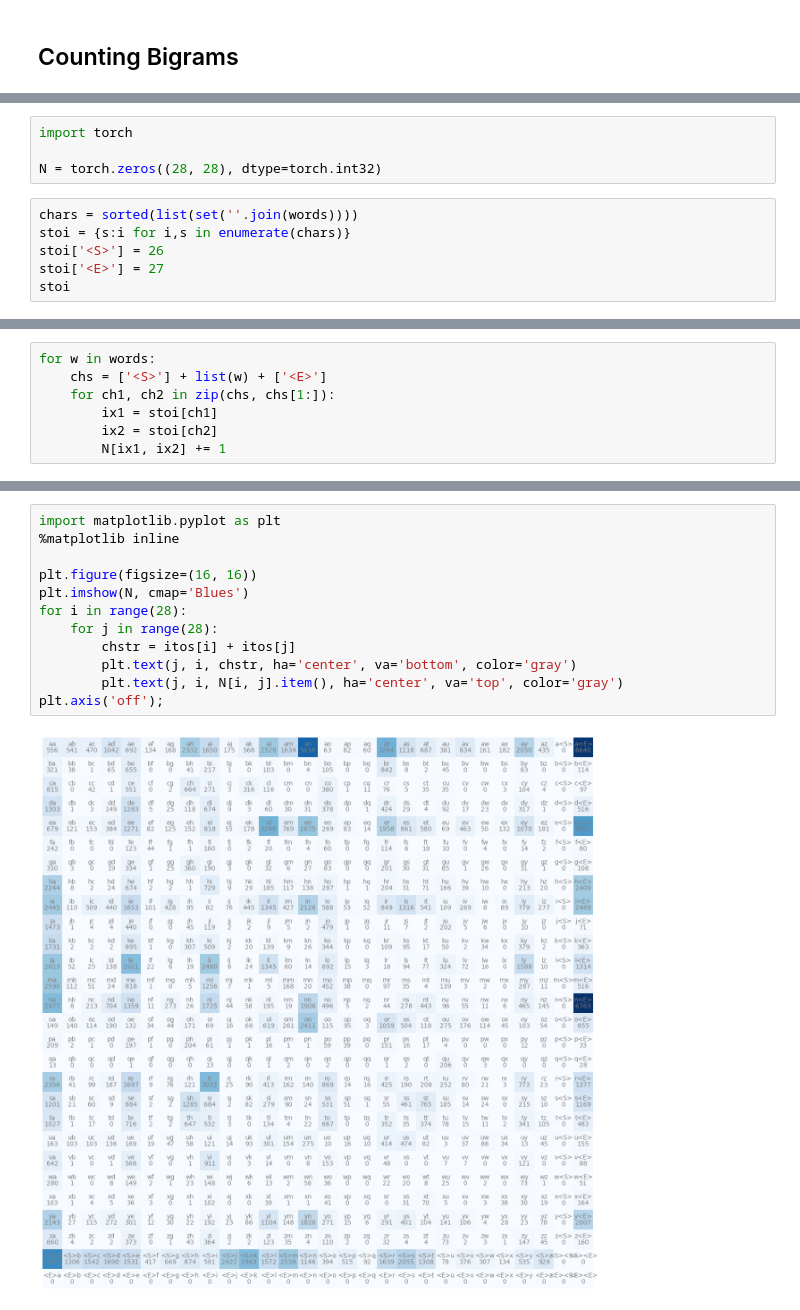
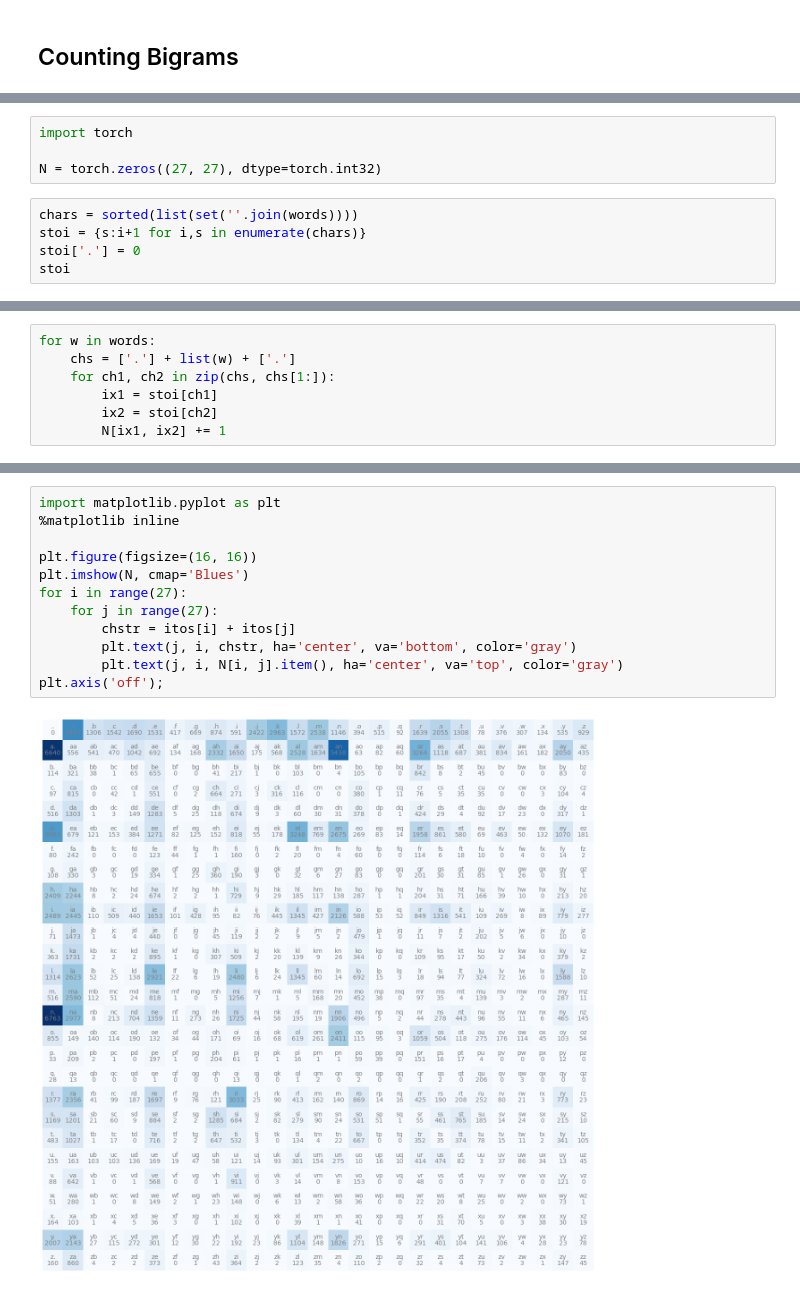
Before and after one commit to Nifdi01/Makemore, a Jupyter notebook: bigram_implementation.ipynb, the cells around one changed output, grey strips where cells are left out. Drawn from its saved outputs; the diff is of its cells as text.

```diff
--- a/bigram_implementation.ipynb
+++ b/bigram_implementation.ipynb
@@ -61,11 +61,10 @@ sorted(b.items(), key=lambda x: -x[1])
 # %%
 import torch
 
-N = torch.zeros((28, 28), dtype=torch.int32)
+N = torch.zeros((27, 27), dtype=torch.int32)
 # %%
 chars = sorted(list(set(''.join(words))))
-stoi = {s:i for i,s in enumerate(chars)}
-stoi['<S>'] = 26
-stoi['<E>'] = 27
+stoi = {s:i+1 for i,s in enumerate(chars)}
+stoi['.'] = 0
 stoi
 # %% [output]
@@ -89,6 +88,6 @@ stoi
 # %%
 for w in words:
-    chs = ['<S>'] + list(w) + ['<E>']
+    chs = ['.'] + list(w) + ['.']
     for ch1, ch2 in zip(chs, chs[1:]):
         ix1 = stoi[ch1]
         ix2 = stoi[ch2]
@@ -116,14 +97,14 @@ itos = {i:s for s,i in stoi.items()}
 # %%
 import matplotlib.pyplot as plt
 %matplotlib inline
 
 plt.figure(figsize=(16, 16))
 plt.imshow(N, cmap='Blues')
-for i in range(28):
-    for j in range(28):
+for i in range(27):
+    for j in range(27):
         chstr = itos[i] + itos[j]
         plt.text(j, i, chstr, ha='center', va='bottom', color='gray')
         plt.text(j, i, N[i, j].item(), ha='center', va='top', color='gray')
 plt.axis('off');
 # %% [output]
-[figure, old version]
+[figure, new version]
```
Also changed, not shown: parts of 6 cells of this notebook.
